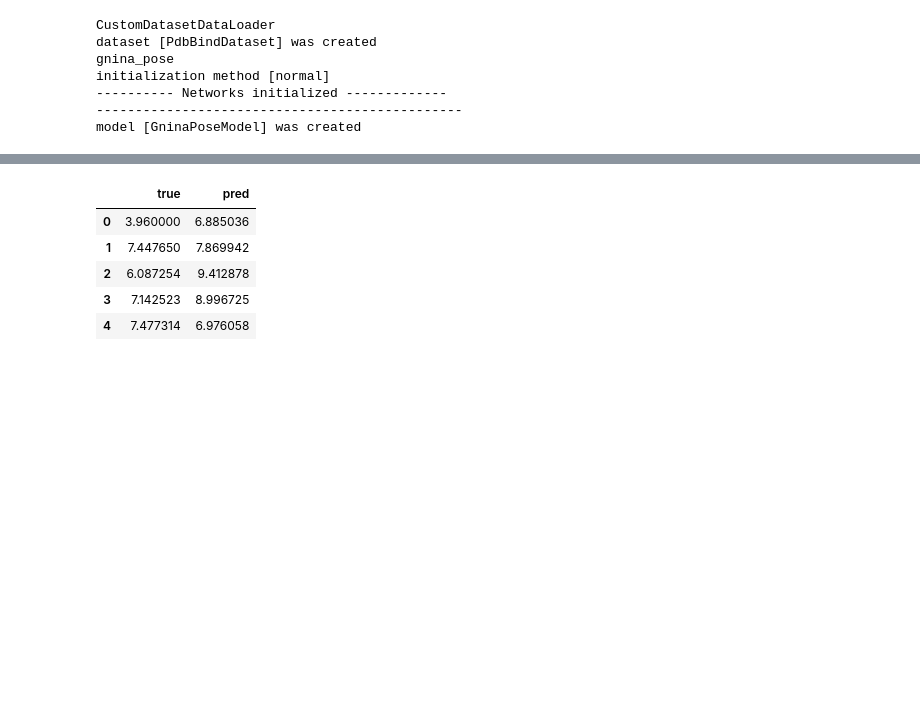
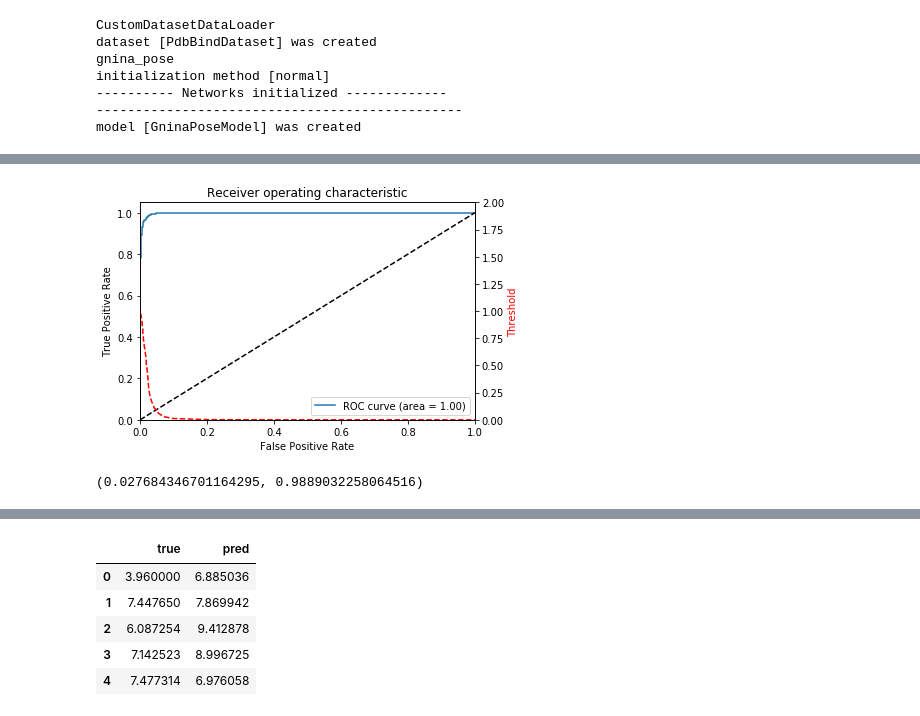
Before and after one commit to sunhwan/deep-bs, a Jupyter notebook: nbs/test_docked.ipynb, the cells around one changed output, grey strips where cells are left out. Cells and saved outputs as stored; diff of their text form; code cells hidden in the pictures; blank space fills up the shorter version.

```diff
--- a/nbs/test_docked.ipynb
+++ b/nbs/test_docked.ipynb
@@ -136,0 +148,29 @@ print(score)
+# %%
+plt.figure()
+plt.plot(fpr, tpr, label='ROC curve (area = %0.2f)' % (score))
+plt.plot([0, 1], [0, 1], 'k--')
+plt.xlim([0.0, 1.0])
+plt.ylim([0.0, 1.05])
+plt.xlabel('False Positive Rate')
+plt.ylabel('True Positive Rate')
+plt.title('Receiver operating characteristic')
+plt.legend(loc="lower right")
+
+# create the axis of thresholds (scores)
+ax2 = plt.gca().twinx()
+ax2.plot(fpr, threshold, markeredgecolor='r',linestyle='dashed', color='r')
+ax2.set_ylabel('Threshold',color='r')
+ax2.set_ylim([threshold[-1],threshold[0]])
+ax2.set_xlim([fpr[0],fpr[-1]])
+
+#plt.savefig('roc_and_threshold.png')
+#plt.close()
+plt.show()
+# %% [output]
+[figure, added]
+# %%
+th = 0.25
+idx = np.argwhere(threshold < th).flatten()[0]
+fpr[idx], tpr[idx]
+# %% [output]
+(0.027684346701164295, 0.9889032258064516)
```
Also changed, not shown: parts of 9 cells of this notebook, 3 other files.
